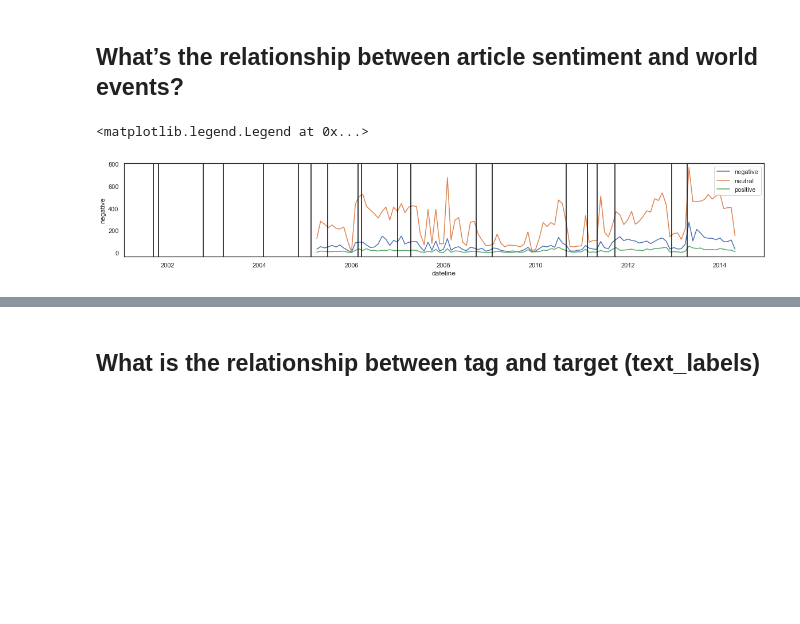
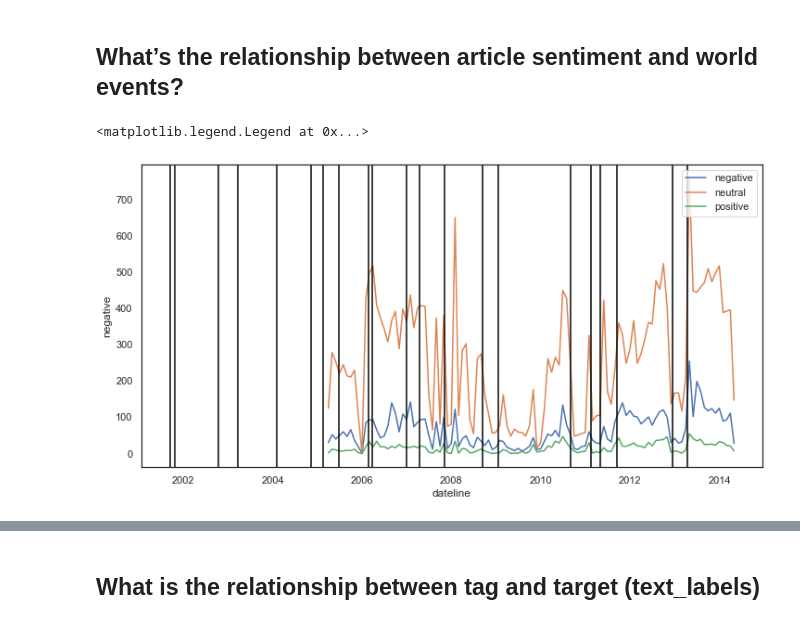
Before and after one commit to Rachuig-Green-Rackley-Shiben/arabic_media_nlp_project, a Jupyter notebook: paigework/exploration.ipynb, the cells around one changed output, grey strips where cells are left out. Cells and saved outputs as stored; diff of their text form; code cells hidden in the pictures; blank space fills up the shorter version.

```diff
--- a/paigework/exploration.ipynb
+++ b/paigework/exploration.ipynb
@@ -192,33 +208,34 @@ country_tagger(df)
 # %% [markdown]
 ## What’s the relationship between article sentiment and world events?
 # %%
-plt.figure(figsize = (20, 3))
+plt.figure(figsize = (12, 6))
 sns.lineplot(data = df.resample('1M').sum(), x = 'dateline', y = 'negative', label = 'negative')
 sns.lineplot(data = df.resample('1M').sum(), x = 'dateline', y = 'neutral', label = 'neutral')
 sns.lineplot(data = df.resample('1M').sum(), x = 'dateline', y = 'positive', label = 'positive')
 plt.axvline(dt.datetime(2001, 9, 11),  color = 'black') ## 9/11
 plt.axvline(dt.datetime(2001, 10, 22), color = 'black') ## US leads assault on Taliban in Afghanistan
 plt.axvline(dt.datetime(2002, 10, 11), color = 'black') ## Congress authorizes forces against Iraq
 plt.axvline(dt.datetime(2003, 3, 19), color = 'black') ## US invades Iraq, starting war
 plt.axvline(dt.datetime(2004, 2, 4), color = 'black') ## Facebook is formed
 plt.axvline(dt.datetime(2004, 11, 7), color = 'black') ## Start of the Second Battle of Fallujah
 plt.axvline(dt.datetime(2005, 2, 14), color = 'black') ## Youtube is created
 plt.axvline(dt.datetime(2005, 6, 23), color = 'black') ## Reddit is created
 plt.axvline(dt.datetime(2006, 2, 22), color = 'black') ## al-Askari Mosque bombing, Start of Iraqi War
 plt.axvline(dt.datetime(2006, 3, 21), color = 'black') ## Twitter is created
 plt.axvline(dt.datetime(2006, 12, 30), color = 'black') ## Saddam Hussein executed
 plt.axvline(dt.datetime(2007, 4, 16), color = 'black') ## Virginia Tech Mass Shooting
+plt.axvline(dt.datetime(2007, 11, 4), color = 'black') ## Barack officially elected president
 plt.axvline(dt.datetime(2008, 9, 15), color = 'black') ## Start of Great Recession
 plt.axvline(dt.datetime(2009, 1, 20), color = 'black') ## Barack Obama elected first black president
 plt.axvline(dt.datetime(2010, 8, 30), color = 'black') ## US combat roll in Iraq ends
 plt.axvline(dt.datetime(2011, 2, 14), color = 'black') ## Start of Arab Spring
 plt.axvline(dt.datetime(2011, 5, 2), color = 'black') ## Navy Seals take down Osama Bin Laden
 plt.axvline(dt.datetime(2011, 9, 19), color = 'black') ## Occupy Wallstreet
 plt.axvline(dt.datetime(2012, 12, 14), color = 'black') ## Sandy Hook Shooting
 plt.axvline(dt.datetime(2013, 4, 15), color = 'black') ## Boston Marathon Bombing
 
 
 plt.legend()
 # %% [output]
 <matplotlib.legend.Legend at 0x...>
-[figure, old version]
+[figure, new version]
```
Also changed, not shown: parts of 2 cells of this notebook, 2 other files.
